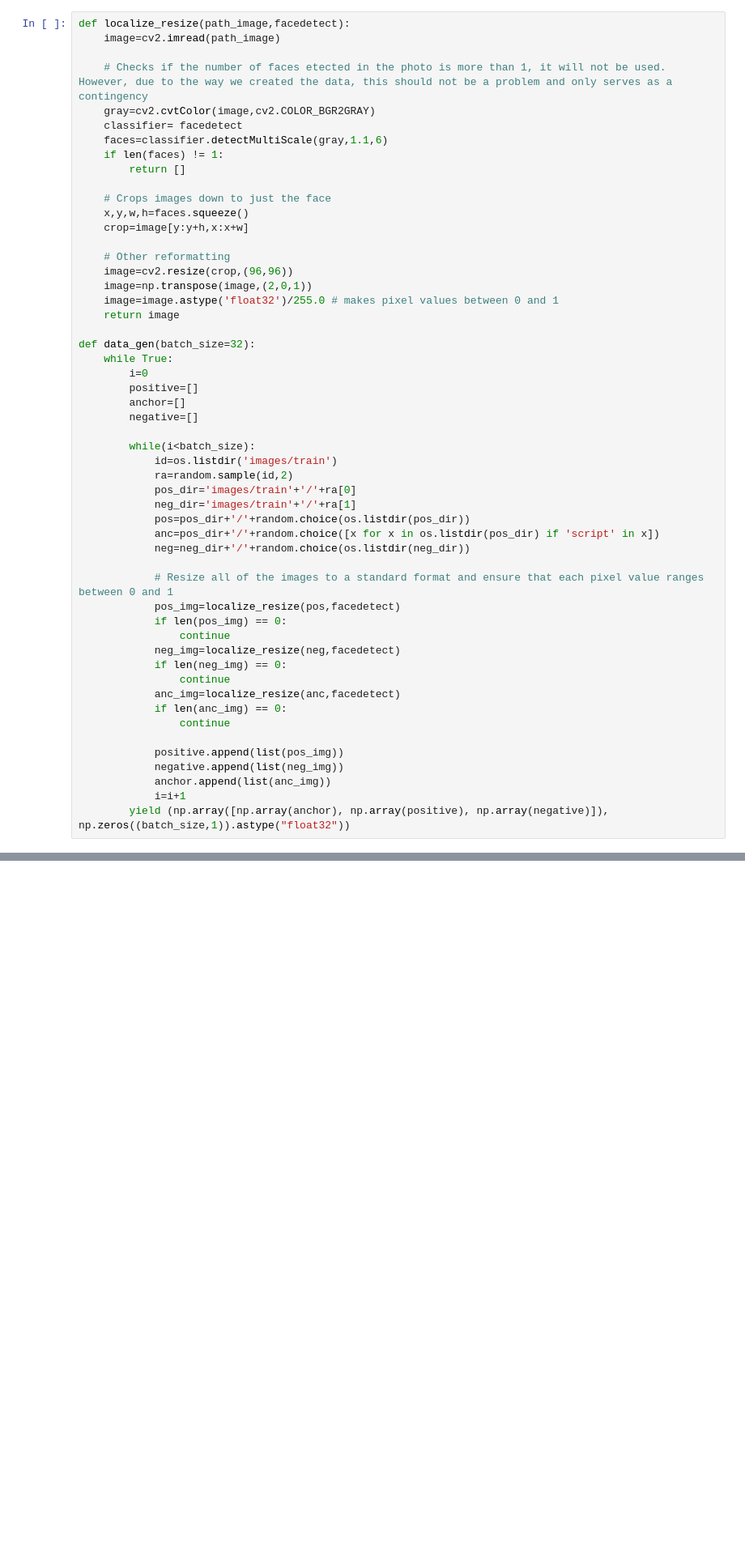
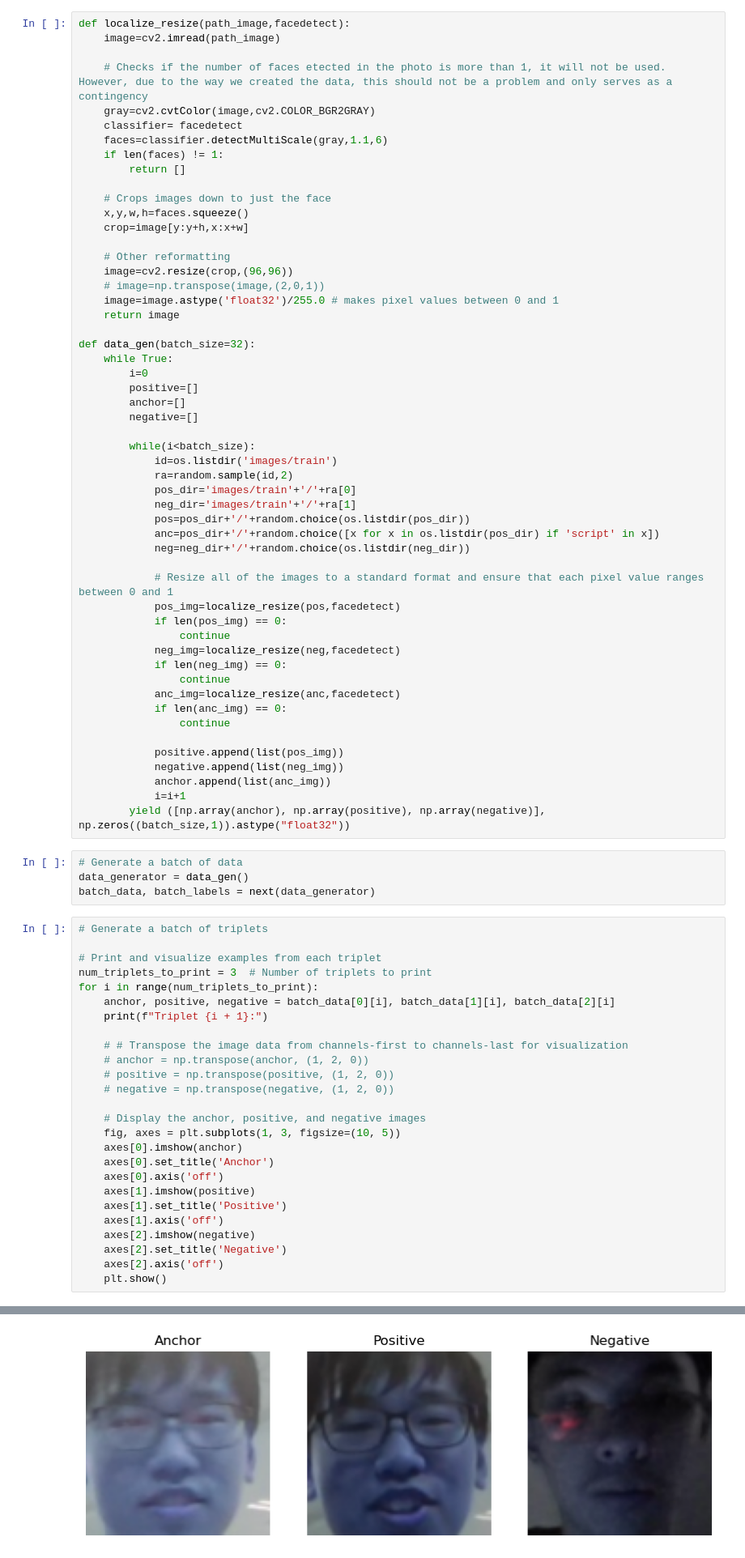
Before and after one commit to appventuremoment/CS5131-Project, a Jupyter notebook: project.ipynb, the cells around one changed output, grey strips where cells are left out. Shown at 81% size. Saved outputs shown, nothing was run; the diff lists cells and outputs as text; blank space fills up the shorter version.

```diff
--- a/project.ipynb
+++ b/project.ipynb
@@ -172,7 +203,7 @@ def localize_resize(path_image,facedetect):
 
     # Other reformatting
     image=cv2.resize(crop,(96,96))
-    image=np.transpose(image,(2,0,1))
+    # image=np.transpose(image,(2,0,1))
     image=image.astype('float32')/255.0 # makes pixel values between 0 and 1
     return image
 
@@ -207,4 +238,35 @@ def data_gen(batch_size=32):
             negative.append(list(neg_img))
             anchor.append(list(anc_img))
             i=i+1
-        yield (np.array([np.array(anchor), np.array(positive), np.array(negative)]), np.zeros((batch_size,1)).astype("float32"))
+        yield ([np.array(anchor), np.array(positive), np.array(negative)], np.zeros((batch_size,1)).astype("float32"))
+# %%
+# Generate a batch of data
+data_generator = data_gen()
+batch_data, batch_labels = next(data_generator)
+# %%
+# Generate a batch of triplets
+
+# Print and visualize examples from each triplet
+num_triplets_to_print = 3  # Number of triplets to print
+for i in range(num_triplets_to_print):
+    anchor, positive, negative = batch_data[0][i], batch_data[1][i], batch_data[2][i]
+    print(f"Triplet {i + 1}:")
+
+    # # Transpose the image data from channels-first to channels-last for visualization
+    # anchor = np.transpose(anchor, (1, 2, 0))
+    # positive = np.transpose(positive, (1, 2, 0))
+    # negative = np.transpose(negative, (1, 2, 0))
+
+    # Display the anchor, positive, and negative images
+    fig, axes = plt.subplots(1, 3, figsize=(10, 5))
+    axes[0].imshow(anchor)
+    axes[0].set_title('Anchor')
+    axes[0].axis('off')
+    axes[1].imshow(positive)
+    axes[1].set_title('Positive')
+    axes[1].axis('off')
+    axes[2].imshow(negative)
+    axes[2].set_title('Negative')
+    axes[2].axis('off')
+    plt.show()
+# %% [output]
@@ -210,0 +274 @@ def data_gen(batch_size=32):
+[figure, added]
```
Also changed, not shown: parts of 16 cells of this notebook.
